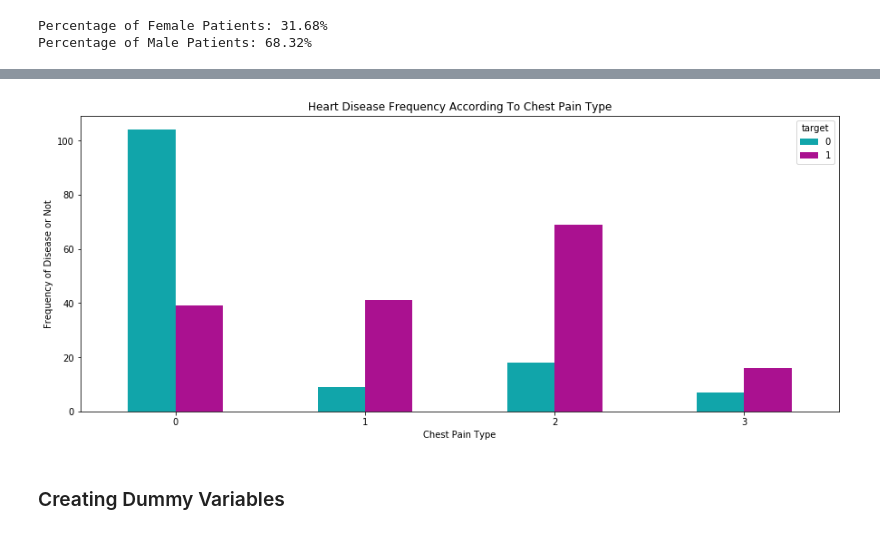
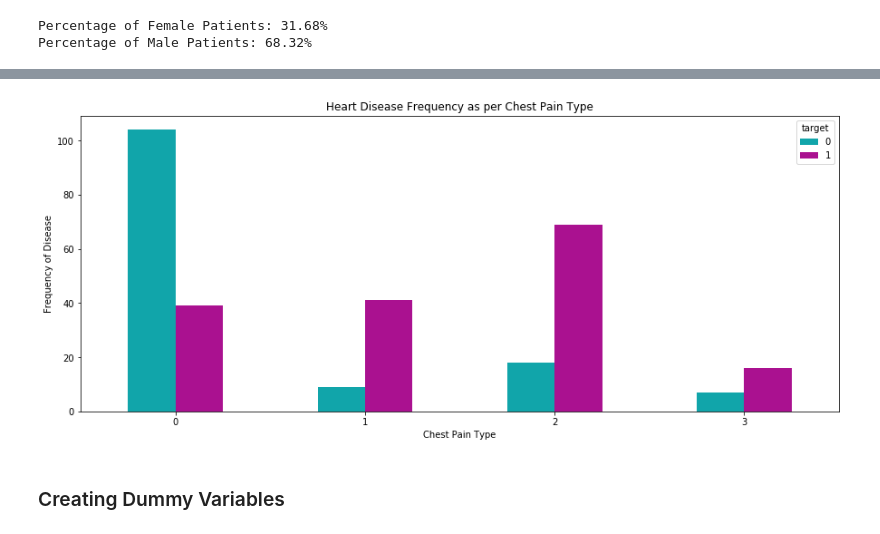
Before and after one commit to tanu-rana/Heart-Disease-Classification, a Jupyter notebook: heart-disease-classifications-machine-learning.ipynb, the cells around one changed output, grey strips where cells are left out. Cells and saved outputs as stored; diff of their text form; code cells hidden in the pictures.

```diff
--- a/heart-disease-classifications-machine-learning.ipynb
+++ b/heart-disease-classifications-machine-learning.ipynb
@@ -147,12 +147,12 @@ plt.show()
 # %%
 pd.crosstab(df.cp,df.target).plot(kind="bar",figsize=(15,6),color=['#11A5AA','#AA1190' ])
-plt.title('Heart Disease Frequency According To Chest Pain Type')
+plt.title('Heart Disease Frequency as per Chest Pain Type')
 plt.xlabel('Chest Pain Type')
 plt.xticks(rotation = 0)
-plt.ylabel('Frequency of Disease or Not')
+plt.ylabel('Frequency of Disease')
 plt.show()
 # %% [output]
-[figure, old version]
+[figure, new version]
 # %% [markdown]
 ### Creating Dummy Variables
 # %% [markdown]
```
Also changed, not shown: parts of 30 cells of this notebook, 1 other file.
